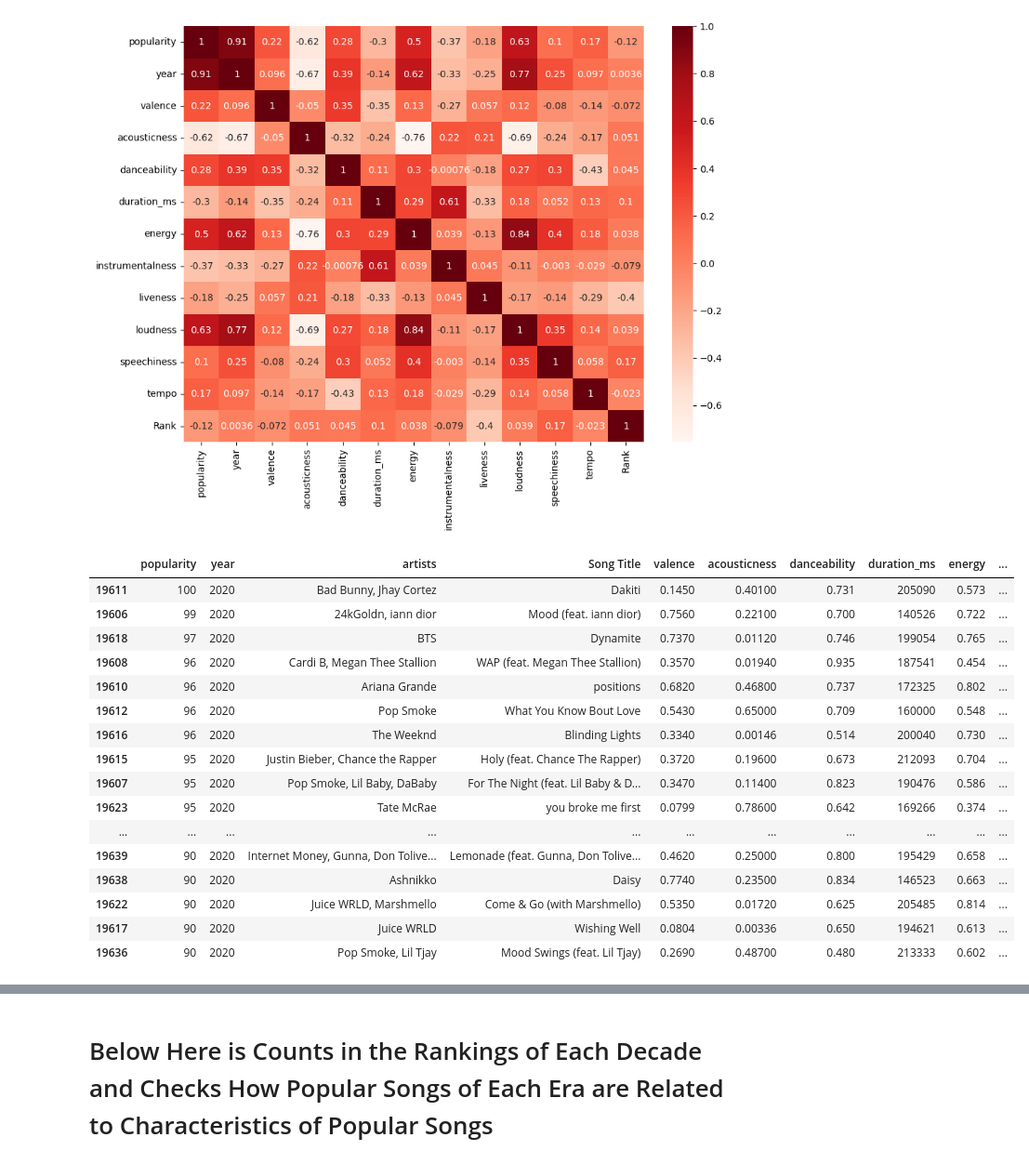
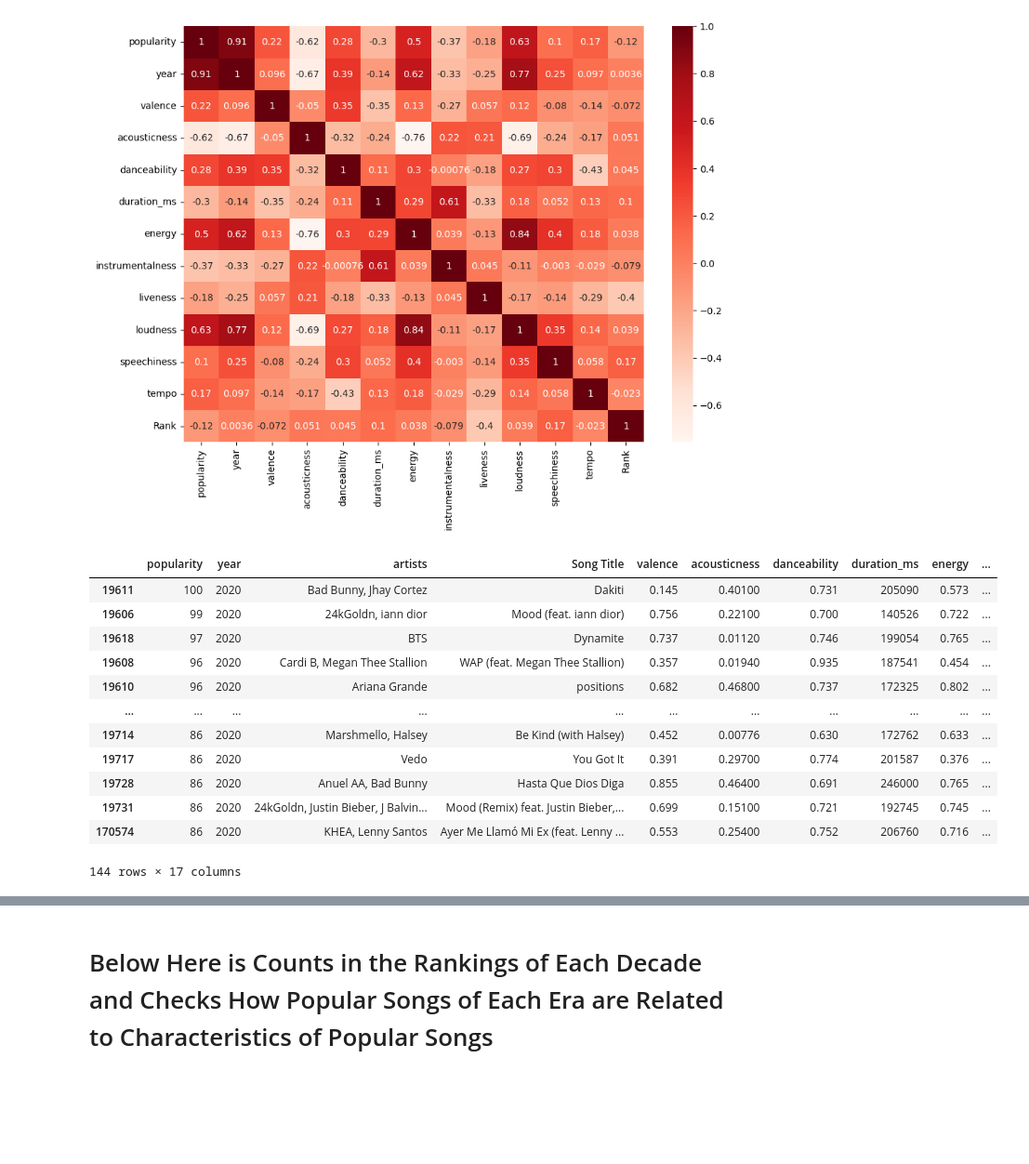
Before and after one commit to Lee88jl/Project-gt-1, a Jupyter notebook: Songs By Decades.ipynb, the cells around one changed output, grey strips where cells are left out. Shown at 93% size. Cells and saved outputs as stored; diff of their text form; code cells hidden in the pictures; blank space fills up the shorter version.

```diff
--- a/Songs By Decades.ipynb
+++ b/Songs By Decades.ipynb
@@ -74,9 +75,12 @@ See the caveats in the documentation: https://pandas.pydata.org/pandas-docs/stab
 # Establish the bins.
 decade_bins = [1921, 1929, 1939, 1949, 1959, 1969, 1979, 1989, 1999, 2009, 2019, 2020]
 labels = ["20s", "30s", "40s", "50s", "60s", "70s", "80s", "90s", "2000s", "2010s", "2020s"]
+popularity_bins = [0, 20, 40, 60, 80, 100]
+labels_2 = ["Below 20", "21-40", "41-60", "61-80","Above 80"]
 
 # Use "pd.cut" to categorize popularity based on the bins.
 cleaned_df["Decade"] = pd.cut(cleaned_df["year"], decade_bins, labels=labels, include_lowest=True)
+cleaned_df["popularity range"] = pd.cut(cleaned_df["popularity"], popularity_bins, labels=labels_2, include_lowest=True)
 
 #rename name to song title
 #cleaned_df = cleaned_df.rename(columns={'name': 'song title'})
@@ -178,25 +199,21 @@ plt.show()
 [figure]
 # %%
 #Top 50 songs regardless of the decade
-top_alltime = cleaned_df.loc[cleaned_df['popularity'] > 89]
+top_alltime = cleaned_df.loc[cleaned_df['popularity'] > 85]
 top_alltime_sort = top_alltime.sort_values(by='popularity', ascending=False)
 
 top_alltime_sort
 # %% [output]
 |  | popularity | year | artists | Song Title | valence | acousticness | danceability | duration_ms | energy | ... |
-| 19611 | 100 | 2020 | Bad Bunny, Jhay Cortez | Dakiti | 0.1450 | 0.40100 | 0.731 | 205090 | 0.573 | ... |
-| 19606 | 99 | 2020 | 24kGoldn, iann dior | Mood (feat. iann dior) | 0.7560 | 0.22100 | 0.700 | 140526 | 0.722 | ... |
-| 19618 | 97 | 2020 | BTS | Dynamite | 0.7370 | 0.01120 | 0.746 | 199054 | 0.765 | ... |
-| 19608 | 96 | 2020 | Cardi B, Megan Thee Stallion | WAP (feat. Megan Thee Stallion) | 0.3570 | 0.01940 | 0.935 | 187541 | 0.454 | ... |
-| 19610 | 96 | 2020 | Ariana Grande | positions | 0.6820 | 0.46800 | 0.737 | 172325 | 0.802 | ... |
-| 19612 | 96 | 2020 | Pop Smoke | What You Know Bout Love | 0.5430 | 0.65000 | 0.709 | 160000 | 0.548 | ... |
-| 19616 | 96 | 2020 | The Weeknd | Blinding Lights | 0.3340 | 0.00146 | 0.514 | 200040 | 0.730 | ... |
-| 19615 | 95 | 2020 | Justin Bieber, Chance the Rapper | Holy (feat. Chance The Rapper) | 0.3720 | 0.19600 | 0.673 | 212093 | 0.704 | ... |
-| 19607 | 95 | 2020 | Pop Smoke, Lil Baby, DaBaby | For The Night (feat. Lil Baby & D... | 0.3470 | 0.11400 | 0.823 | 190476 | 0.586 | ... |
-| 19623 | 95 | 2020 | Tate McRae | you broke me first | 0.0799 | 0.78600 | 0.642 | 169266 | 0.374 | ... |
+| 19611 | 100 | 2020 | Bad Bunny, Jhay Cortez | Dakiti | 0.145 | 0.40100 | 0.731 | 205090 | 0.573 | ... |
+| 19606 | 99 | 2020 | 24kGoldn, iann dior | Mood (feat. iann dior) | 0.756 | 0.22100 | 0.700 | 140526 | 0.722 | ... |
+| 19618 | 97 | 2020 | BTS | Dynamite | 0.737 | 0.01120 | 0.746 | 199054 | 0.765 | ... |
+| 19608 | 96 | 2020 | Cardi B, Megan Thee Stallion | WAP (feat. Megan Thee Stallion) | 0.357 | 0.01940 | 0.935 | 187541 | 0.454 | ... |
+| 19610 | 96 | 2020 | Ariana Grande | positions | 0.682 | 0.46800 | 0.737 | 172325 | 0.802 | ... |
 | ... | ... | ... | ... | ... | ... | ... | ... | ... | ... | ... |
-| 19639 | 90 | 2020 | Internet Money, Gunna, Don Tolive... | Lemonade (feat. Gunna, Don Tolive... | 0.4620 | 0.25000 | 0.800 | 195429 | 0.658 | ... |
-| 19638 | 90 | 2020 | Ashnikko | Daisy | 0.7740 | 0.23500 | 0.834 | 146523 | 0.663 | ... |
-| 19622 | 90 | 2020 | Juice WRLD, Marshmello | Come & Go (with Marshmello) | 0.5350 | 0.01720 | 0.625 | 205485 | 0.814 | ... |
-| 19617 | 90 | 2020 | Juice WRLD | Wishing Well | 0.0804 | 0.00336 | 0.650 | 194621 | 0.613 | ... |
-| 19636 | 90 | 2020 | Pop Smoke, Lil Tjay | Mood Swings (feat. Lil Tjay) | 0.2690 | 0.48700 | 0.480 | 213333 | 0.602 | ... |
+| 19714 | 86 | 2020 | Marshmello, Halsey | Be Kind (with Halsey) | 0.452 | 0.00776 | 0.630 | 172762 | 0.633 | ... |
+| 19717 | 86 | 2020 | Vedo | You Got It | 0.391 | 0.29700 | 0.774 | 201587 | 0.376 | ... |
+| 19728 | 86 | 2020 | Anuel AA, Bad Bunny | Hasta Que Dios Diga | 0.855 | 0.46400 | 0.691 | 246000 | 0.765 | ... |
+| 19731 | 86 | 2020 | 24kGoldn, Justin Bieber, J Balvin... | Mood (Remix) feat. Justin Bieber,... | 0.699 | 0.15100 | 0.721 | 192745 | 0.745 | ... |
+| 170574 | 86 | 2020 | KHEA, Lenny Santos | Ayer Me Llamó Mi Ex (feat. Lenny ... | 0.553 | 0.25400 | 0.752 | 206760 | 0.716 | ... |
+144 rows × 17 columns
```
Also changed, not shown: parts of 14 cells of this notebook, 5 other files.
